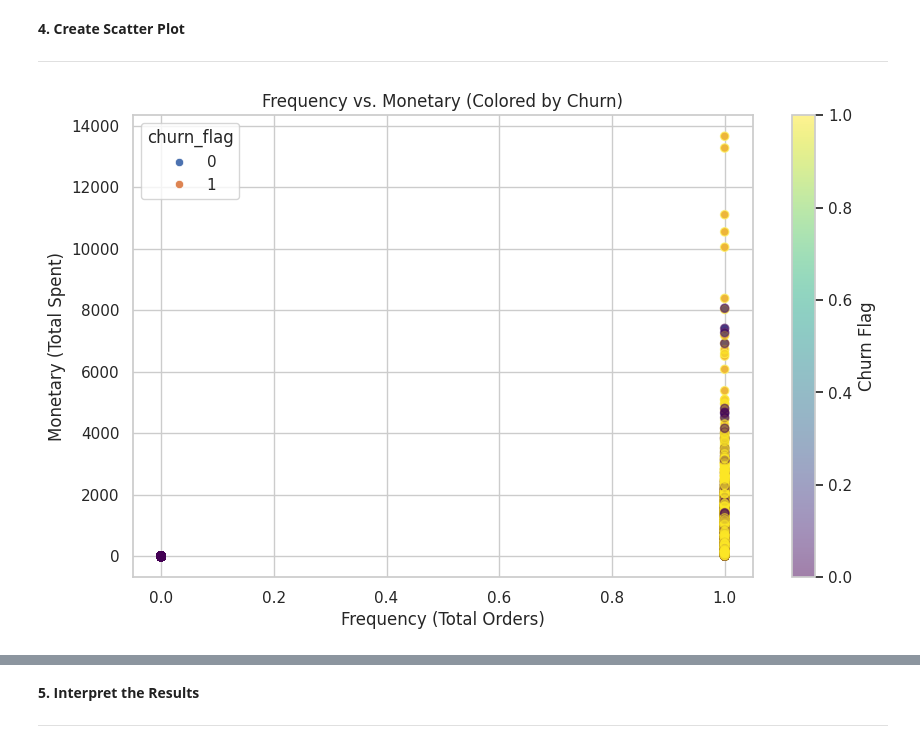
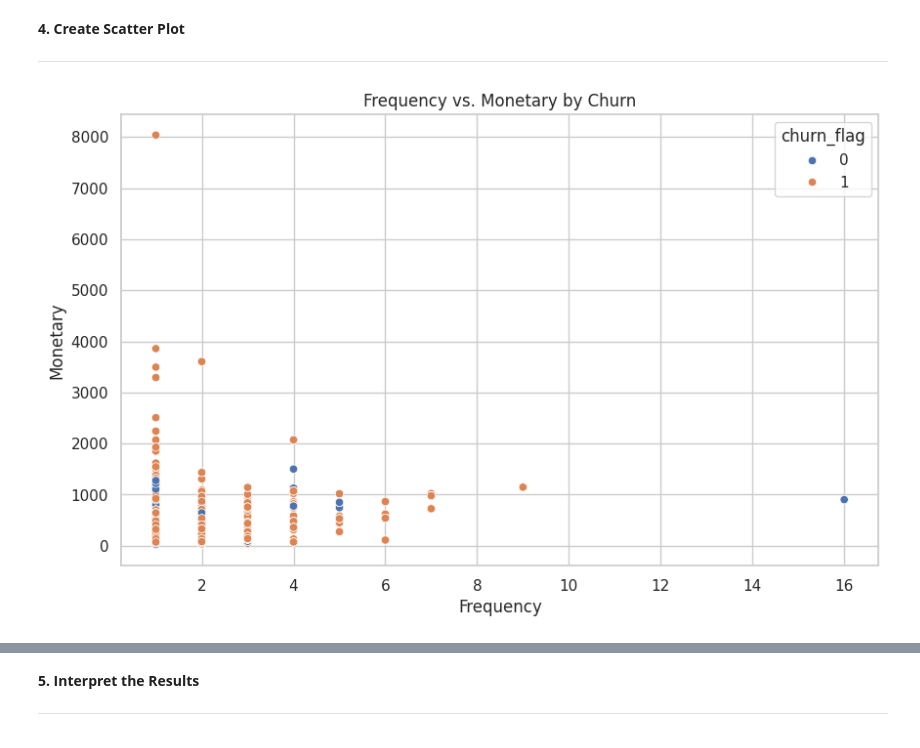
Before and after one commit to Kanakbaghel/Capstone_Project, a Jupyter notebook: Scripts/P1 : Data Cleaning and Exploration.ipynb, the cells around one changed output, grey strips where cells are left out. Cells and saved outputs as stored; diff of their text form; code cells hidden in the pictures.

```diff
--- a/Scripts/P1 : Data Cleaning and Exploration.ipynb
+++ b/Scripts/P1 : Data Cleaning and Exploration.ipynb
@@ -659,0 +621,18 @@ rfm['Segment'] = rfm['RFM_Score'].apply(segment_customer)
+# %%
+# Step 1: Aggregate RFM from sales (per customer_unique_id)
+# First, get customer_unique_id into sales via join (since sales has customer_id)
+df_customers_for_join = customers[['customer_unique_id', 'customer_id']]  # Minimal for join
+df_sales_rfm = sales.merge(df_customers_for_join, on='customer_id', how='left')
+
+# Now aggregate
+rfm_agg = df_sales_rfm.groupby('customer_unique_id').agg(
+    Frequency=('order_id', 'nunique'),  # Count unique orders (not items)
+    Monetary=('total_price', 'sum')     # Sum total spend
+).reset_index()
+# %%
+# Step 2: Merge with customers for Recency and Churn
+df_rfm = rfm_agg.merge(customers[['customer_unique_id', 'days_since_last_order', 'churn_flag']], on='customer_unique_id', how='left')
+df_rfm.rename(columns={'days_since_last_order': 'Recency'}, inplace=True)
+
+print(f"\nAverage Frequency: {df_rfm['Frequency'].mean():.2f}")  # Should be >1 now
+print(f"\nMax Frequency: {df_rfm['Frequency'].max()}")  # Should be >1
@@ -679,14 +675,9 @@ Churned customers show classic disengagement : late activity, low frequency, low
 
 -----------
 # %%
-# Scatter Plot
-sns.scatterplot(x='Frequency', y='Monetary', hue='churn_flag', data=rfm)
-plt.scatter(customers['total_orders'], customers['total_spent'], c=customers['churn_flag'], alpha=0.5, cmap='viridis')
-plt.xlabel('Frequency (Total Orders)')
-plt.ylabel('Monetary (Total Spent)')
-plt.title('Frequency vs. Monetary (Colored by Churn)')
-plt.colorbar(label='Churn Flag')
+# Scatter Plot: Frequency vs. Monetary
+sns.scatterplot(x='Frequency', y='Monetary', hue='churn_flag', data=df_rfm)
+plt.title('Frequency vs. Monetary by Churn')
 plt.show()
-# Insight: Clusters show active vs. churned patterns.
 # %% [output]
-[figure, old version]
+[figure, new version]
```
Also changed, not shown: parts of 14 cells of this notebook.
